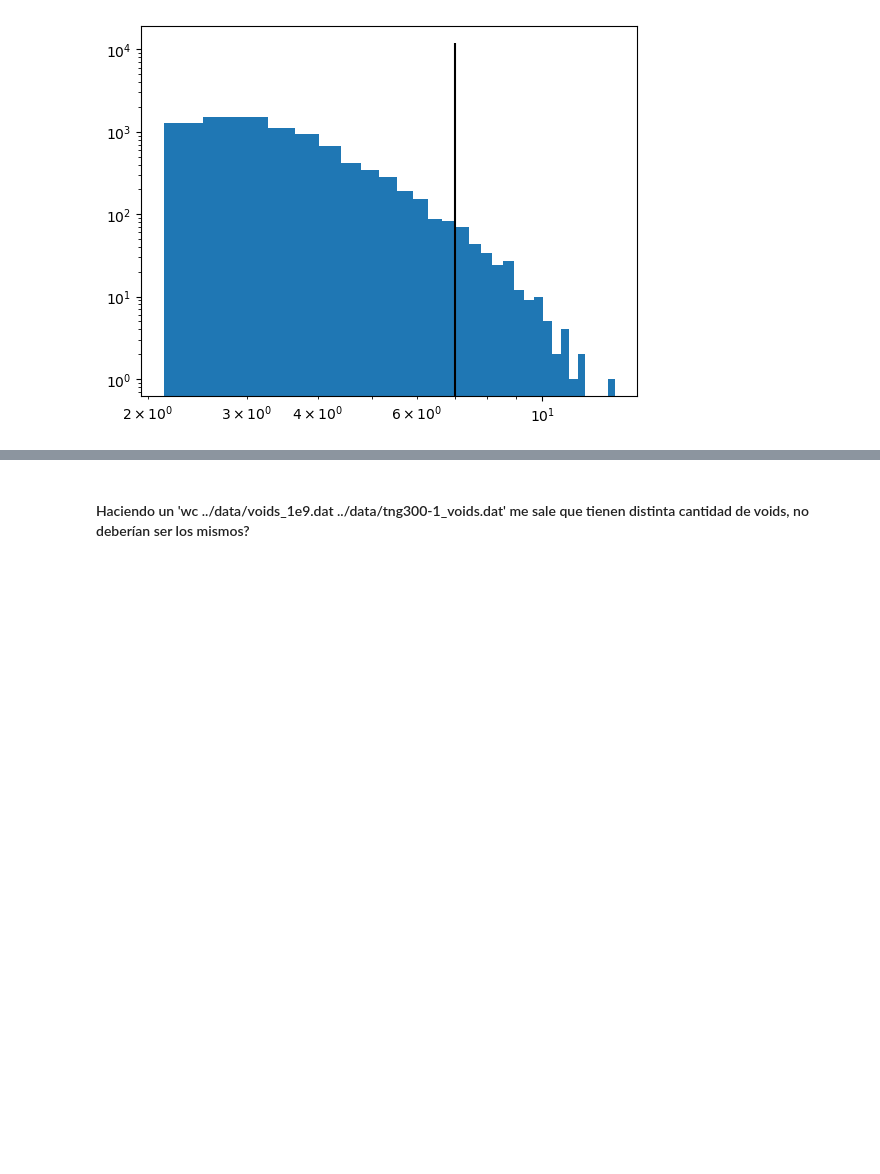
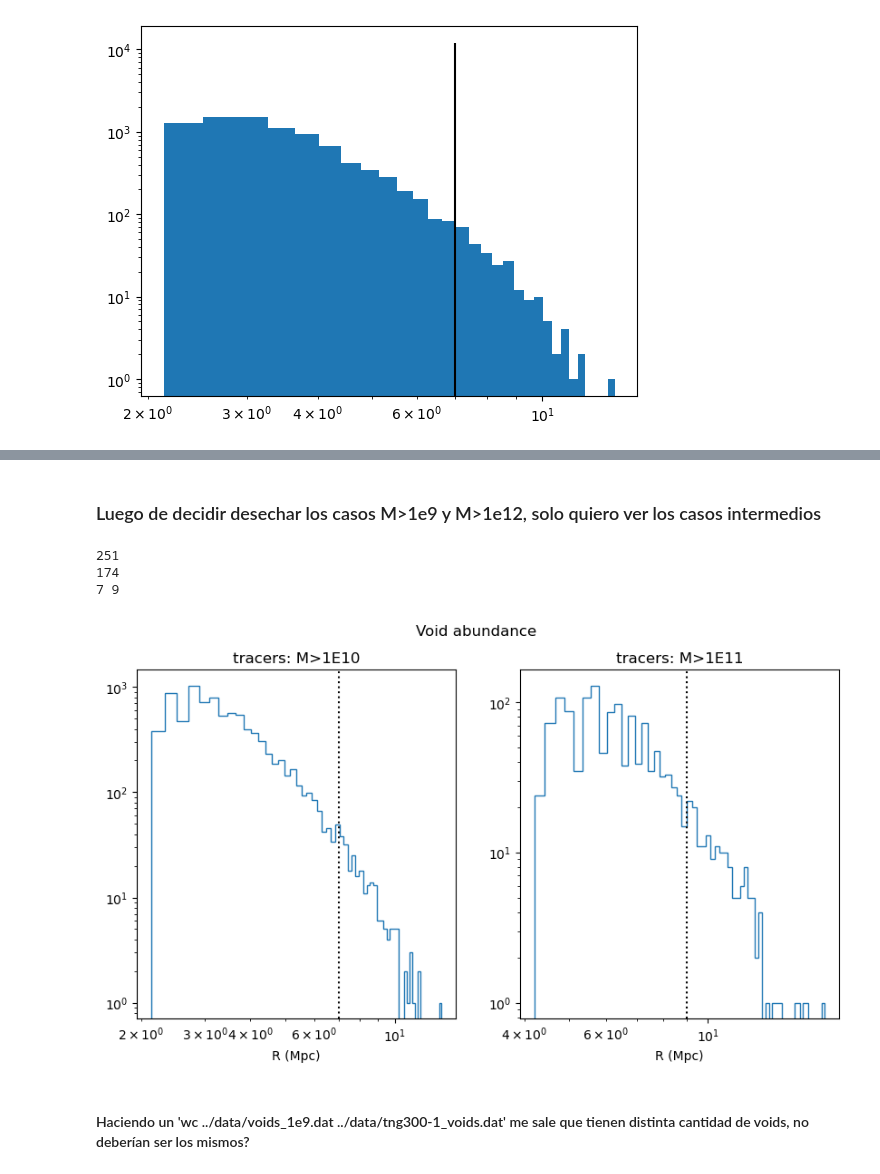
Before and after one commit to FedeDavilaKurban/VPF, a Jupyter notebook: test_voidsCutoffRadius.ipynb, the cells around one changed output, grey strips where cells are left out. Cells and saved outputs as stored; diff of their text form; code cells hidden in the pictures; blank space fills up the shorter version.

```diff
--- a/test_voidsCutoffRadius.ipynb
+++ b/test_voidsCutoffRadius.ipynb
@@ -91,3 +91,59 @@ plt.show()
+# %% [markdown]
+### Luego de decidir desechar los casos M>1e9 y M>1e12, solo quiero ver los casos intermedios
+# %%
+import numpy as np
+from astropy.io import ascii
+import matplotlib.pyplot as plt
+
+msep10 = 1.5970205323421807 #Mean interparticle separation for gxs with 1E10 min cutoff
+msep11 = 3.129352982827879
+
+#mult = 4
+#cutoff10 = round(msep10*4)
+cutoff11 = round(msep11*3)
+cutoff10 = 7
+# cutoff11 = 12
+
+
+fig, (ax1, ax2) = plt.subplots(1, 2, figsize=(10,5))
+fig.suptitle('Void abundance')
+
+voidfiles = ['../data/voids_1e10.dat',\
+                '../data/voids_1e11.dat']
+
+for voidfile, ax in zip(voidfiles,[ax1,ax2]):
+    voids = ascii.read(voidfile,\
+        names=['r','x','y','z','vx','vy','vz',\
+            'deltaint_1r','maxdeltaint_2-3r','log10Poisson','Nrecenter'])
+
+    if ax==ax1: print(len(np.where(voids['r']>cutoff10)[0]))
+    if ax==ax2: print(len(np.where(voids['r']>cutoff11)[0]))
+
+
+    ax.hist(voids['r'],histtype='step',bins=60)
+    ax.set_xscale('log')
+    ax.set_yscale('log')
+    ax.set_xlabel('R (Mpc)')
+
+
+
+print(cutoff10,cutoff11)
+
+ax1.axvline(cutoff10,color='k',ls=':')
+ax2.axvline(cutoff11,color='k',ls=':')
+
+#ax1.text(.5,.9,f'cutoff radius: {cutoff10:.1f} Mpc',transform=ax1.transAxes)
+#ax2.text(.5,.9,f'cutoff radius: {cutoff11:.1f} Mpc',transform=ax2.transAxes)
+
+ax1.set_title('tracers: M>1E10')
+ax2.set_title('tracers: M>1E11')
+
+plt.show()
+# %% [output]
+251
+174
+7 9
+[figure, added]
 # %% [markdown]
 #### Haciendo un 'wc ../data/voids_1e9.dat ../data/tng300-1_voids.dat' me sale que tienen distinta cantidad de voids, no deberían ser los mismos?
 # %%
```
Also changed, not shown: parts of 1 cell of this notebook, 5 other files.
